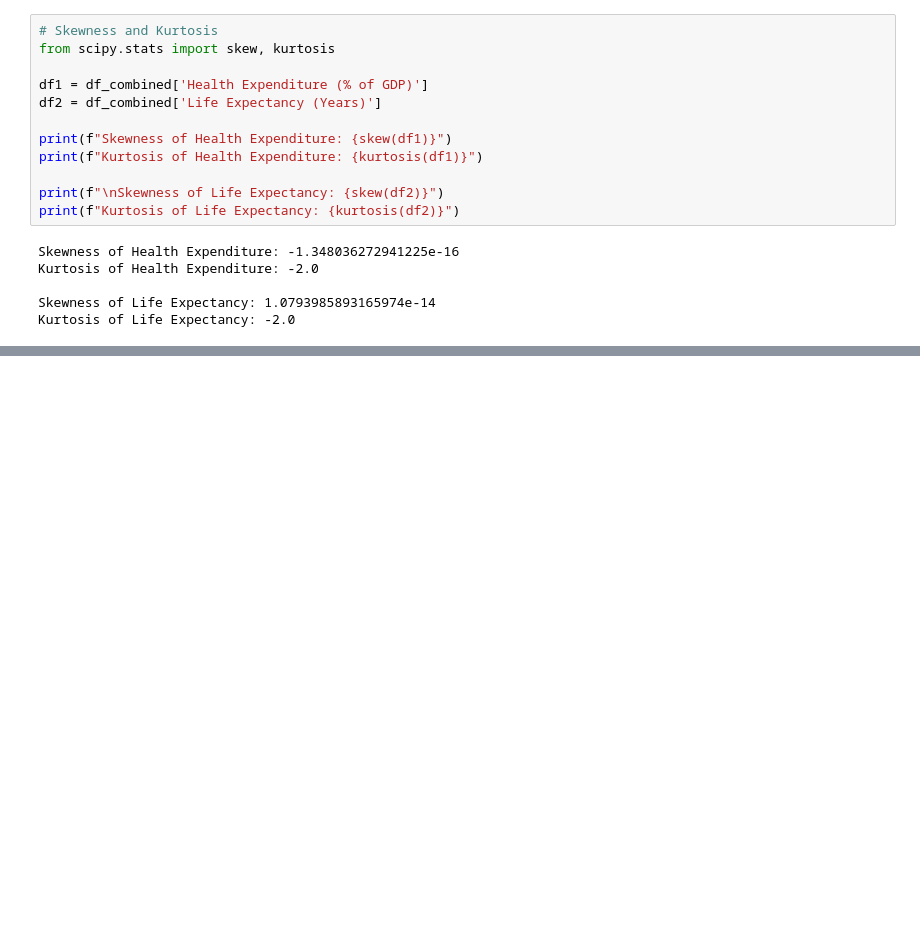
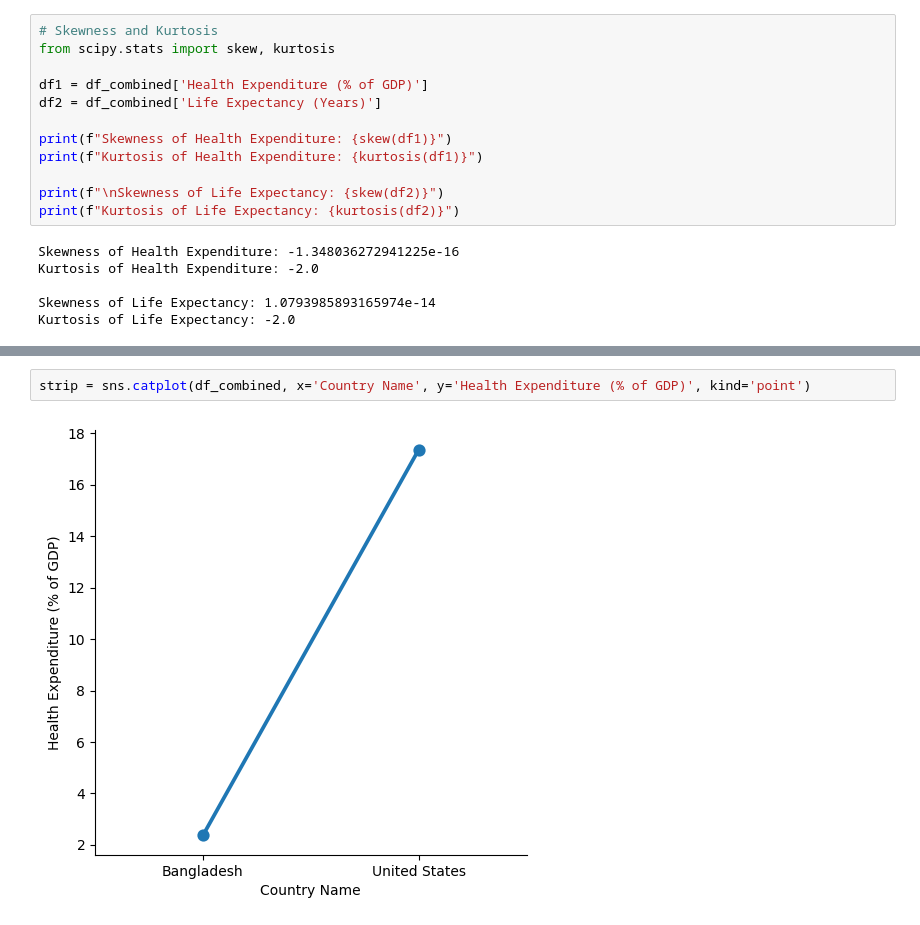
Before and after one commit to valeCab/BasicStatistics, a Jupyter notebook: FinalProjectipynb.ipynb, the cells around one changed output, grey strips where cells are left out. Cells and saved outputs as stored; diff of their text form; blank space fills up the shorter version.

```diff
--- a/FinalProjectipynb.ipynb
+++ b/FinalProjectipynb.ipynb
@@ -140,0 +146,4 @@ plt.show()
+# %%
+strip = sns.catplot(df_combined, x='Country Name', y='Health Expenditure (% of GDP)', kind='point')
+# %% [output]
+[figure, added]
```
Also changed, not shown: parts of 6 cells of this notebook.
